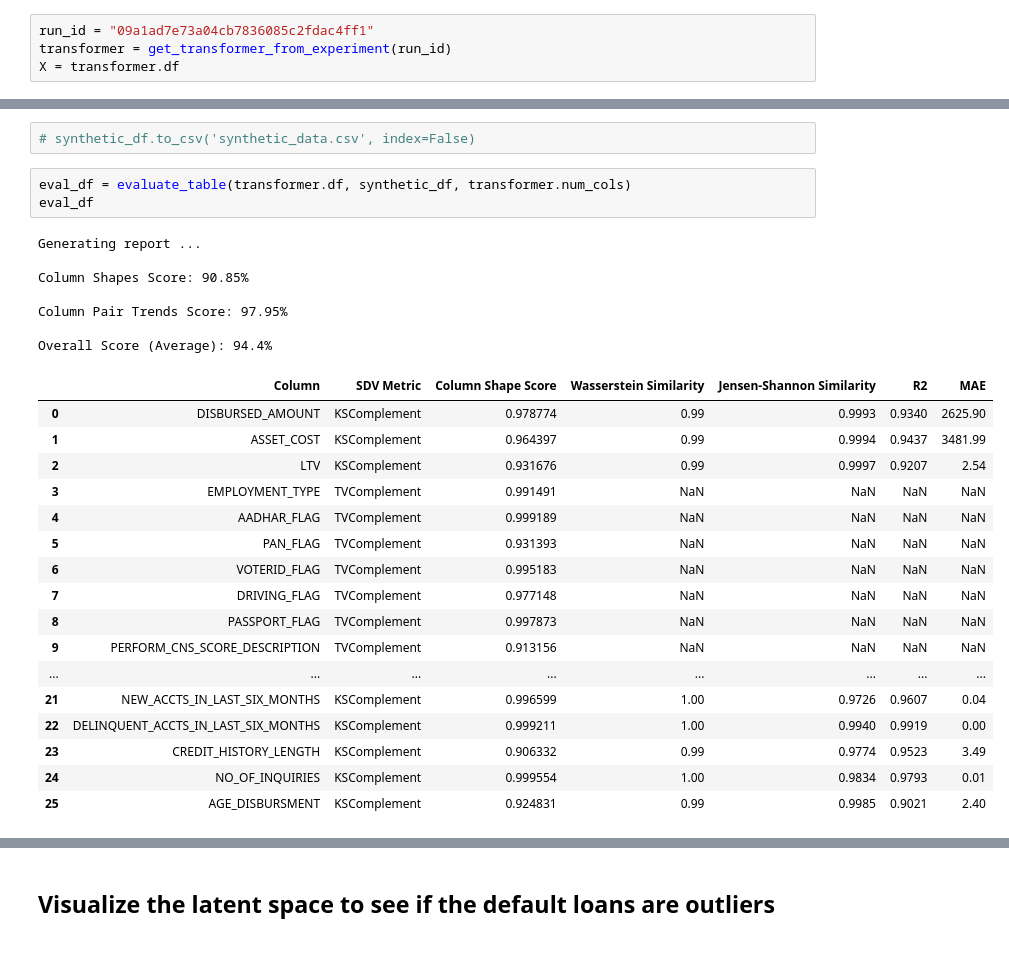
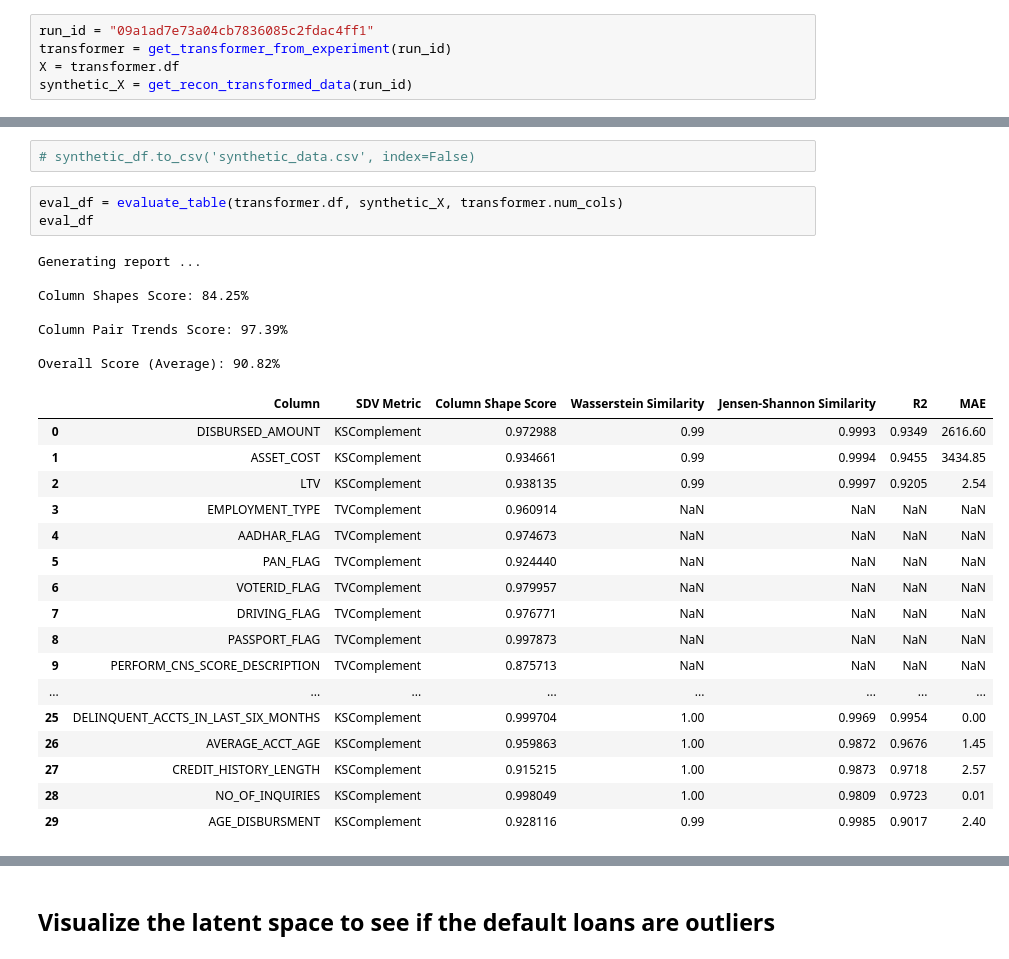
Before and after one commit to minhminhminh0112/anomaly-detection-autoencoder-based-basic, a Jupyter notebook: synthetic_data/evaluate_synthetic.ipynb, the cells around one changed output, grey strips where cells are left out. Cells and saved outputs as stored; diff of their text form.

```diff
--- a/synthetic_data/evaluate_synthetic.ipynb
+++ b/synthetic_data/evaluate_synthetic.ipynb
@@ -17,3 +18,4 @@ from visualisation import *
 run_id = "09a1ad7e73a04cb7836085c2fdac4ff1"
 transformer = get_transformer_from_experiment(run_id)
 X = transformer.df
+synthetic_X = get_recon_transformed_data(run_id)
@@ -57,33 +44,33 @@ Finished runs in experiment 479945333661072113: ['09a1ad7e73a04cb7836085c2fdac4f
 # %%
 # synthetic_df.to_csv('synthetic_data.csv', index=False)
 # %%
-eval_df = evaluate_table(transformer.df, synthetic_df, transformer.num_cols)
+eval_df = evaluate_table(transformer.df, synthetic_X, transformer.num_cols)
 eval_df
 # %% [output]
 Generating report ...
 
-Column Shapes Score: 90.85%
+Column Shapes Score: 84.25%
 
-Column Pair Trends Score: 97.95%
+Column Pair Trends Score: 97.39%
 
-Overall Score (Average): 94.4%
+Overall Score (Average): 90.82%
 |  | Column | SDV Metric | Column Shape Score | Wasserstein Similarity | Jensen-Shannon Similarity | R2 | MAE |
-| 0 | DISBURSED_AMOUNT | KSComplement | 0.978774 | 0.99 | 0.9993 | 0.9340 | 2625.90 |
-| 1 | ASSET_COST | KSComplement | 0.964397 | 0.99 | 0.9994 | 0.9437 | 3481.99 |
-| 2 | LTV | KSComplement | 0.931676 | 0.99 | 0.9997 | 0.9207 | 2.54 |
-| 3 | EMPLOYMENT_TYPE | TVComplement | 0.991491 | NaN | NaN | NaN | NaN |
-| 4 | AADHAR_FLAG | TVComplement | 0.999189 | NaN | NaN | NaN | NaN |
-| 5 | PAN_FLAG | TVComplement | 0.931393 | NaN | NaN | NaN | NaN |
-| 6 | VOTERID_FLAG | TVComplement | 0.995183 | NaN | NaN | NaN | NaN |
-| 7 | DRIVING_FLAG | TVComplement | 0.977148 | NaN | NaN | NaN | NaN |
+| 0 | DISBURSED_AMOUNT | KSComplement | 0.972988 | 0.99 | 0.9993 | 0.9349 | 2616.60 |
+| 1 | ASSET_COST | KSComplement | 0.934661 | 0.99 | 0.9994 | 0.9455 | 3434.85 |
+| 2 | LTV | KSComplement | 0.938135 | 0.99 | 0.9997 | 0.9205 | 2.54 |
+| 3 | EMPLOYMENT_TYPE | TVComplement | 0.960914 | NaN | NaN | NaN | NaN |
+| 4 | AADHAR_FLAG | TVComplement | 0.974673 | NaN | NaN | NaN | NaN |
+| 5 | PAN_FLAG | TVComplement | 0.924440 | NaN | NaN | NaN | NaN |
+| 6 | VOTERID_FLAG | TVComplement | 0.979957 | NaN | NaN | NaN | NaN |
+| 7 | DRIVING_FLAG | TVComplement | 0.976771 | NaN | NaN | NaN | NaN |
 | 8 | PASSPORT_FLAG | TVComplement | 0.997873 | NaN | NaN | NaN | NaN |
-| 9 | PERFORM_CNS_SCORE_DESCRIPTION | TVComplement | 0.913156 | NaN | NaN | NaN | NaN |
+| 9 | PERFORM_CNS_SCORE_DESCRIPTION | TVComplement | 0.875713 | NaN | NaN | NaN | NaN |
 | ... | ... | ... | ... | ... | ... | ... | ... |
-| 21 | NEW_ACCTS_IN_LAST_SIX_MONTHS | KSComplement | 0.996599 | 1.00 | 0.9726 | 0.9607 | 0.04 |
-| 22 | DELINQUENT_ACCTS_IN_LAST_SIX_MONTHS | KSComplement | 0.999211 | 1.00 | 0.9940 | 0.9919 | 0.00 |
-| 23 | CREDIT_HISTORY_LENGTH | KSComplement | 0.906332 | 0.99 | 0.9774 | 0.9523 | 3.49 |
-| 24 | NO_OF_INQUIRIES | KSComplement | 0.999554 | 1.00 | 0.9834 | 0.9793 | 0.01 |
-| 25 | AGE_DISBURSMENT | KSComplement | 0.924831 | 0.99 | 0.9985 | 0.9021 | 2.40 |
+| 25 | DELINQUENT_ACCTS_IN_LAST_SIX_MONTHS | KSComplement | 0.999704 | 1.00 | 0.9969 | 0.9954 | 0.00 |
+| 26 | AVERAGE_ACCT_AGE | KSComplement | 0.959863 | 1.00 | 0.9872 | 0.9676 | 1.45 |
+| 27 | CREDIT_HISTORY_LENGTH | KSComplement | 0.915215 | 1.00 | 0.9873 | 0.9718 | 2.57 |
+| 28 | NO_OF_INQUIRIES | KSComplement | 0.998049 | 1.00 | 0.9809 | 0.9723 | 0.01 |
+| 29 | AGE_DISBURSMENT | KSComplement | 0.928116 | 0.99 | 0.9985 | 0.9017 | 2.40 |
 # %%
 num_cols = transformer.num_cols
 compare_point_wise(X, synthetic_df, num_cols)
```
Also changed, not shown: parts of 10 cells of this notebook.
